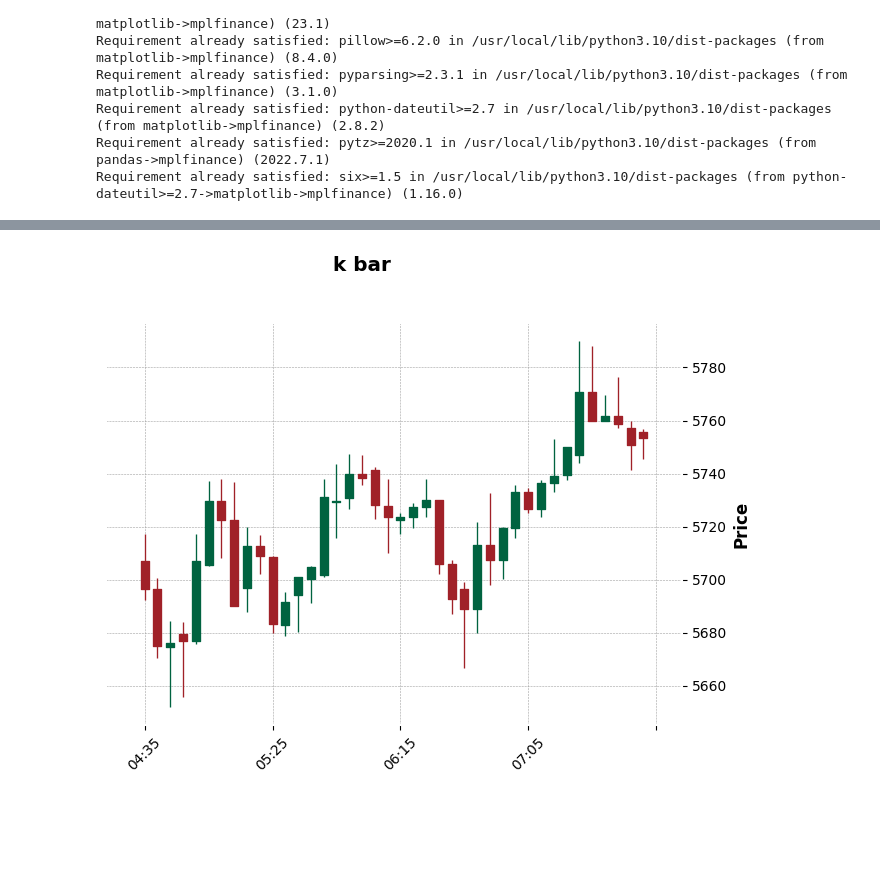
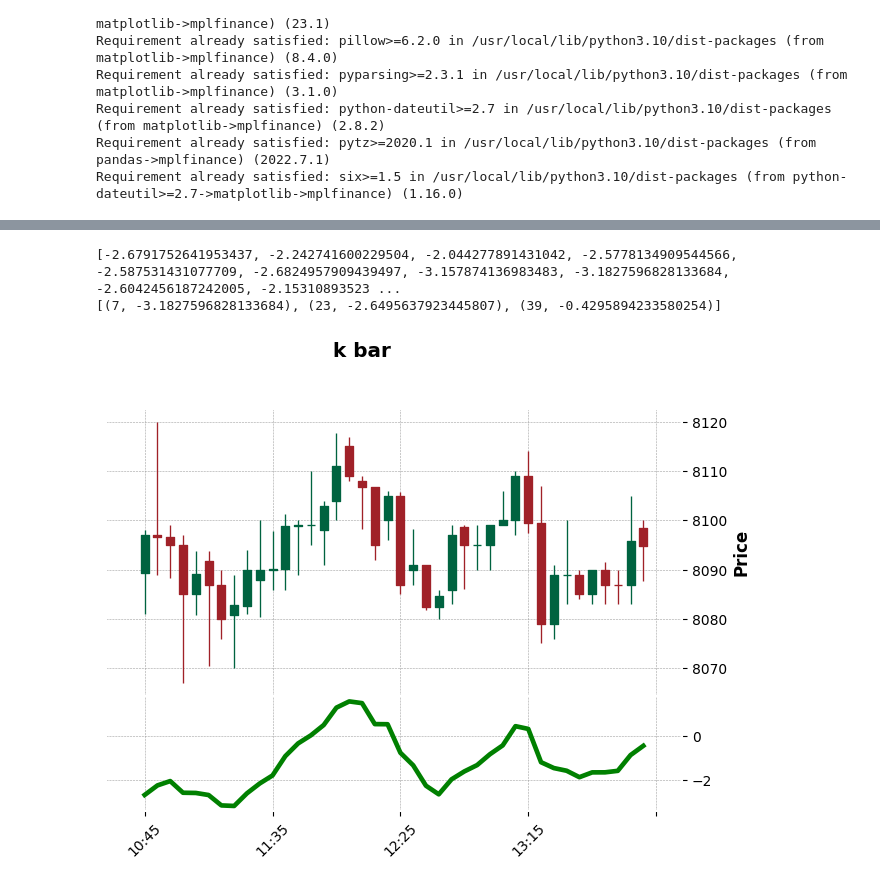
Before and after one commit to tc3oliver/StratLabFreq, a Jupyter notebook: MACD_Divergence_Analysis.ipynb, the cells around one changed output, grey strips where cells are left out. Drawn from its saved outputs; the diff is of its cells as text; code cells hidden in the pictures; blank space fills up the shorter version.

```diff
--- a/MACD_Divergence_Analysis.ipynb
+++ b/MACD_Divergence_Analysis.ipynb
@@ -81 +111,4 @@ def get_random_count_values_dataframe(df):
+# %%
+macd = ta.MACD(dataframe, fastperiod=13, slowperiod=34)
+dataframe['macdhist'] = macd['macdhist']
 # %%
@@ -113,23 +159,27 @@ def find_peak_sequence(data):
-# %%
-def find_peak_sequence_logn_wrapper(data):
-  count = sum(1 for value in data if value < 0)
-  if count < (len(data) / 2):
-    print(False)
-    return False
-  return find_peak_sequence(data)
 # %%
-df = get_random_count_values_dataframe(dataframe)
+while True:
+  df = get_random_count_values_dataframe(dataframe)
+  data = df['macdhist'].values.tolist()
 
-# 將索引設定為 DatetimeIndex
-df.set_index('date', inplace=True)
+  isfind, l = find_peak_sequence_logn_wrapper(data)
 
-# 繪製 K 線圖
-mpf.plot(df, type='candle', style='charles', title='k bar')
 
-# 顯示圖表
-plt.show()
+  if isfind:
+    print(data)
+    print(l)
+    df.set_index('date', inplace=True)
 
-df['bullish_macd_pattern'] = df['low'].rolling(window=count).apply(find_peak_sequence).fillna(0)
-df['bullish_macd_pattern']
+    # 建立一個 MACD histogram 的圖像
+    ap = mpf.make_addplot(df['macdhist'], panel=1, color='g', secondary_y=False)
+
+    # 繪製 K 線圖，並添加 MACD histogram
+    mpf.plot(df, type='candle', style='charles', title='k bar', addplot=ap)
+
+    # 顯示圖表
+    plt.show()
+
+    break
 # %% [output]
+[-2.6791752641953437, -2.242741600229504, -2.044277891431042, -2.5778134909544566, -2.587531431077709, -2.6824957909439497, -3.157874136983483, -3.1827596828133684, -2.6042456187242005, -2.15310893523 ...
+[(7, -3.1827596828133684), (23, -2.6495637923445807), (39, -0.4295894233580254)]
-[figure, old version]
+[figure, new version]
```
Also changed, not shown: parts of 6 cells of this notebook.
